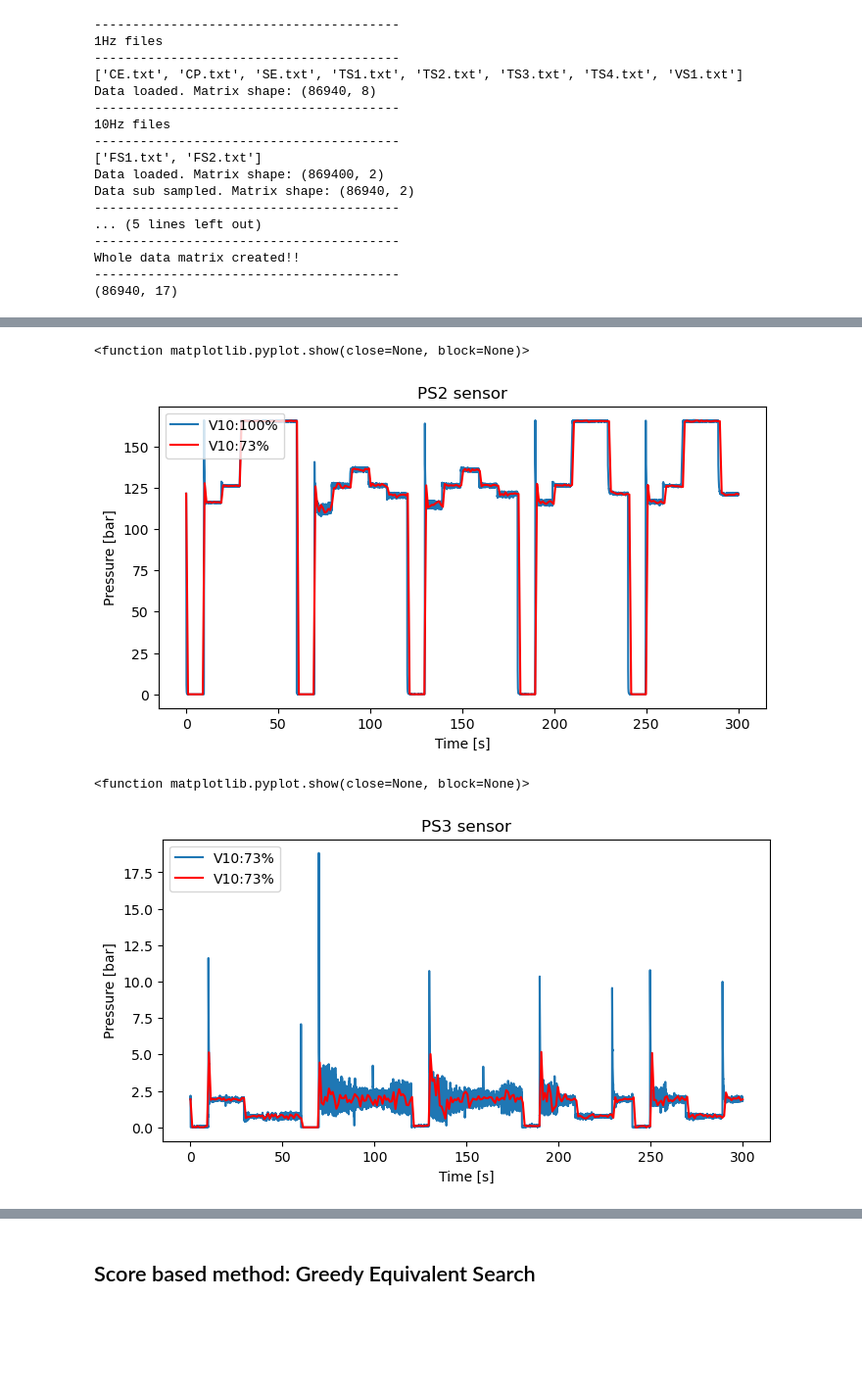
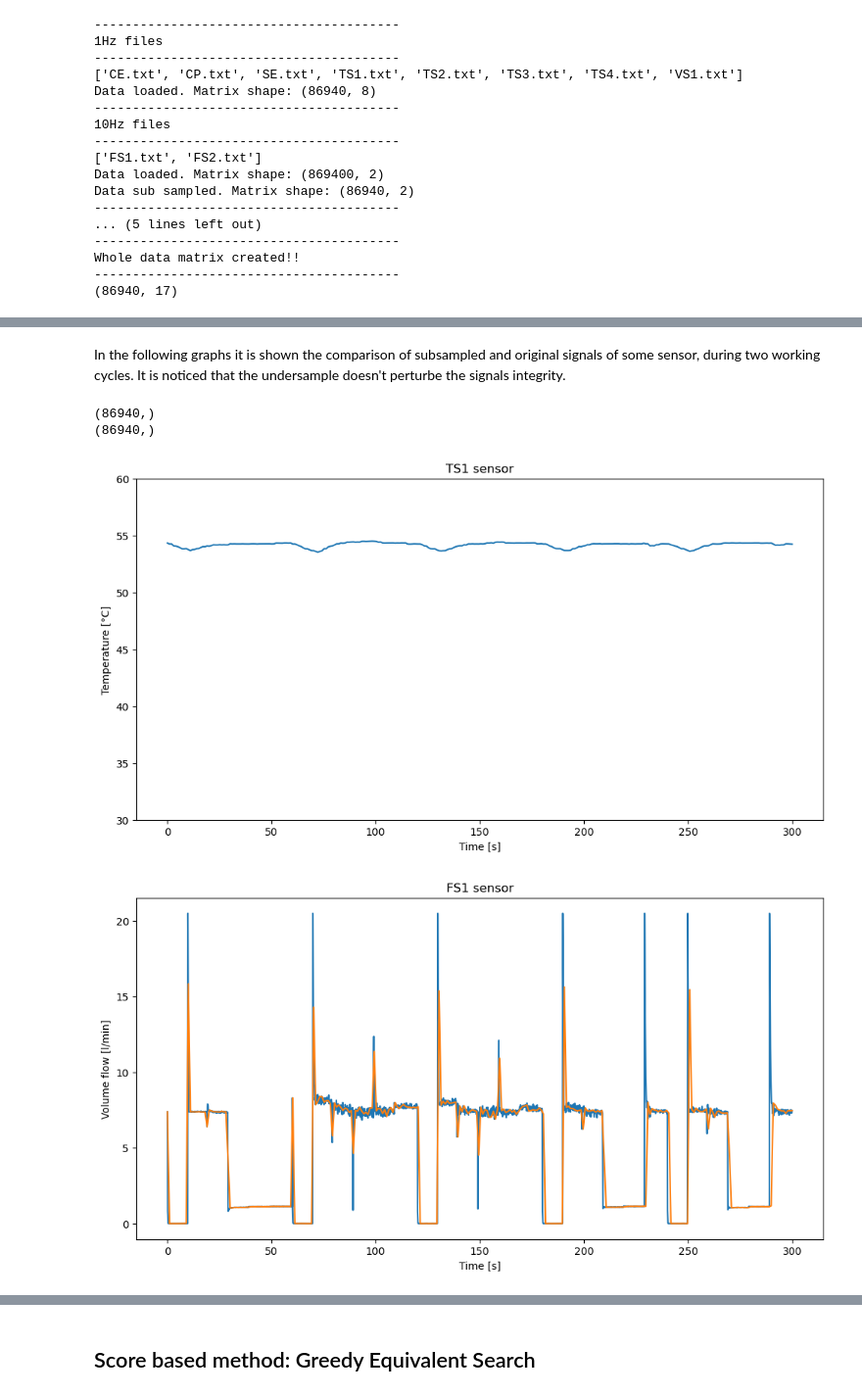
Before and after one commit to SamiraSanchezNT/Hydraulic-System-Condition-monitoring, a Jupyter notebook: ProjectAppliedCausalInference.ipynb, the cells around one changed output, grey strips where cells are left out. Shown at 98% size. Saved outputs shown, nothing was run; the diff lists cells and outputs as text; code cells hidden in the pictures; blank space fills up the shorter version.

```diff
--- a/ProjectAppliedCausalInference.ipynb
+++ b/ProjectAppliedCausalInference.ipynb
@@ -404,30 +297,45 @@ plt.show
-# %%
-#PS2 detail
-t = np.linspace(0, 60*5, num=6000*5)
-t_sub = np.linspace(0, 60*5, num=60*5)
-plt.figure(figsize=(8,4))
-plt.plot(t, X_100Hz[:6000*5,2], label="V10:100%")
-plt.plot(t_sub, X_100Hz_sub[0:60*5,2],'r', label="V10:73%")
-plt.xlabel('Time [s]')
-plt.ylabel('Pressure [bar]')
-plt.title('PS2 sensor')
-plt.legend(loc='upper left')
-plt.show
-# %% [output]
-<function matplotlib.pyplot.show(close=None, block=None)>
-[figure, removed]
-# %%
-#PS3 detail
-t = np.linspace(0, 60*5, num=6000*5)
-t_sub = np.linspace(0, 60*5, num=60*5)
-plt.figure(figsize=(8,4))
-plt.plot(t, X_100Hz[:6000*5,3], label="V10:73%")
-plt.plot(t_sub, X_100Hz_sub[0:60*5,3],'r', label="V10:73%")
-plt.xlabel('Time [s]')
-plt.ylabel('Pressure [bar]')
-plt.title('PS3 sensor')
-plt.legend(loc='upper left')
-plt.show
-# %% [output]
-<function matplotlib.pyplot.show(close=None, block=None)>
-[figure, removed]
+# %% [markdown]
+In the following graphs it is shown the comparison of subsampled and original signals of some sensor, during two working cycles. It is noticed that the undersample doesn't perturbe the signals integrity.
+# %%
+# Temperature (1 Hz)
+t = np.linspace(0, 60*5, num=60*5)
+plt.figure(figsize=(12,6))
+plt.plot(t, X_1Hz[:60*5,3])
+# plt.plot(t1, X_1Hz[0:-1:100,3])
+plt.xlabel('Time [s]')
+plt.ylabel('Temperature [°C]')
+plt.title('TS1 sensor')
+plt.ylim(30,60)
+plt.show
+print(X_1Hz[:,3].shape)
+
+# Volume Flow (10 Hz)
+t = np.linspace(0, 60*5, num=600*5)
+t_sub = np.linspace(0, 60*5, num=60*5)
+plt.figure(figsize=(12,6))
+plt.plot(t, X_10Hz[:600*5,0])
+plt.plot(t_sub, X_10Hz_sub[:60*5,0])
+plt.xlabel('Time [s]')
+plt.ylabel('Volume flow [l/min]')
+plt.title('FS1 sensor')
+# plt.ylim(30,60)
+plt.show
+# print(X_10Hz[0:-1:10,0].shape)
+
+# Volume Flow (100 Hz)
+t = np.linspace(0, 60*5, num=6000*5)
+t_sub = np.linspace(0, 60*5, num=60*5)
+plt.figure(figsize=(12,6))
+plt.plot(t, X_100Hz[:6000*5,1])
+plt.plot(t_sub, X_100Hz_sub[0:60*5,1])
+plt.xlabel('Time [s]')
+plt.ylabel('Pressure [bar]')
+plt.title('PS1 sensor')
+# plt.ylim(30,60)
+plt.show
+print(X_100Hz[0:-1:100,1].shape)
+# %% [output]
+(86940,)
+(86940,)
+[figure, added]
+[figure, added]
```
Also changed, not shown: parts of 50 cells of this notebook, 23 other files.
